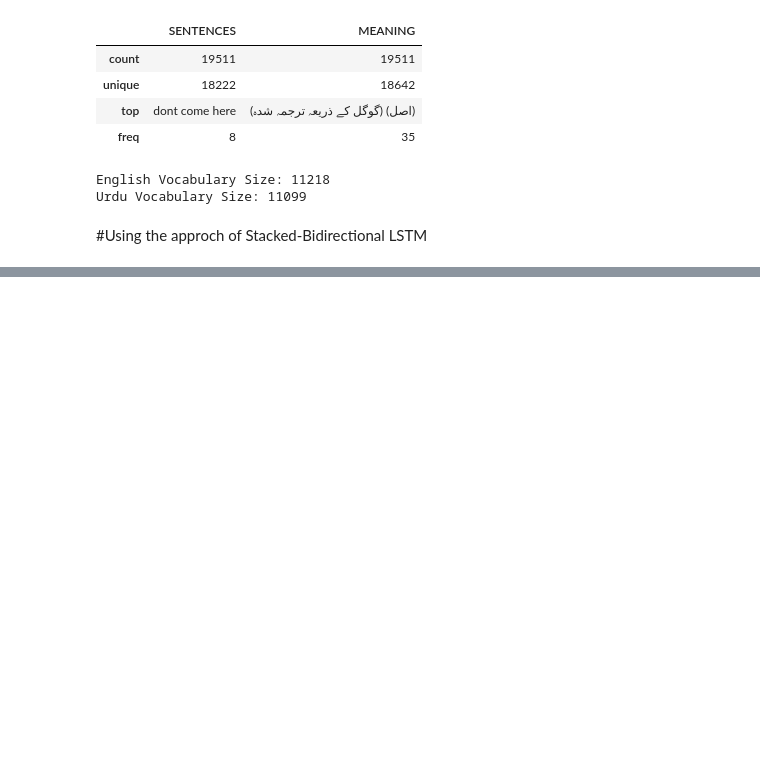
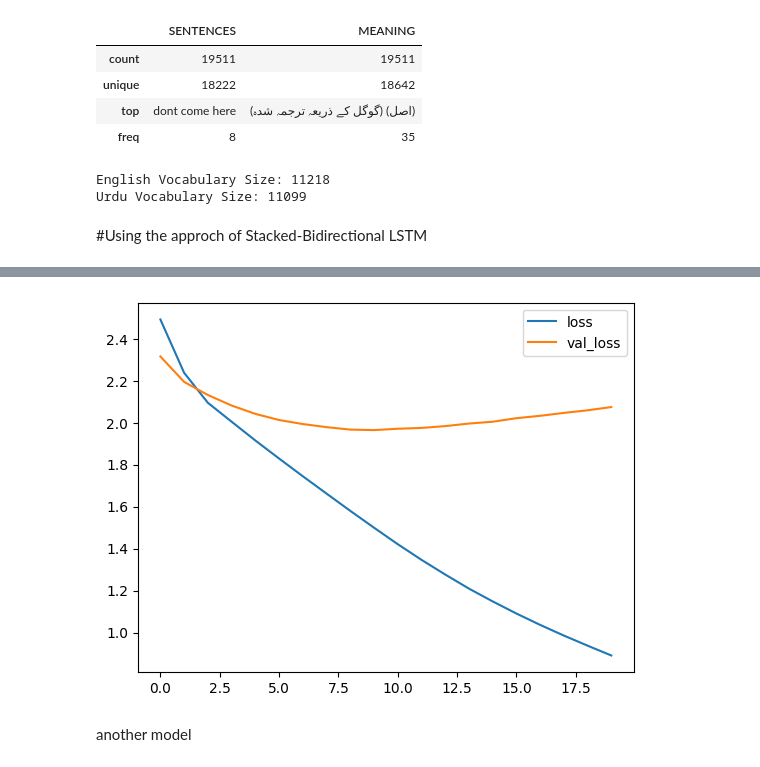
Before and after one commit to SheikhMudassarHanif/NLP, a Jupyter notebook: LanguageTranslationRNN&LSTM.ipynb, the cells around one changed output, grey strips where cells are left out. Saved outputs shown, nothing was run; the diff lists cells and outputs as text; code cells hidden in the pictures; blank space fills up the shorter version.

```diff
--- a/LanguageTranslationRNN&LSTM.ipynb
+++ b/LanguageTranslationRNN&LSTM.ipynb
@@ -232,0 +261,25 @@ y_val shape: (1952, 30)
+# %%
+from tensorflow.keras.models import Sequential
+from tensorflow.keras.layers import Embedding, LSTM, Dense, Bidirectional,Dropout
+from tensorflow.keras.optimizers import Adam
+from tensorflow.keras.callbacks import EarlyStopping
+from tensorflow.keras.preprocessing.sequence import pad_sequences
+max_input_length = 31  # or 30 based on your target
+X_train_padded = pad_sequences(X_train, maxlen=max_input_length, padding='post')
+X_val_padded = pad_sequences(X_val, maxlen=max_input_length, padding='post')
+y_train_padded = pad_sequences(y_train, maxlen=max_input_length, padding='post')
+y_val_padded = pad_sequences(y_val, maxlen=max_input_length, padding='post')
+model2=tf.keras.Sequential([
+    tf.keras.layers.Embedding(input_dim=eng_vocab_size,output_dim=256,input_length=30),
+    # tf.keras.layers.Bidirectional(tf.keras.layers.LSTM(256, return_sequences=True)),
+    tf.keras.layers.Dense(256,activation='relu'),
+    tf.keras.layers.Bidirectional(tf.keras.layers.LSTM(256,return_sequences=True)),
+    tf.keras.layers.Bidirectional(tf.keras.layers.LSTM(256,return_sequences=True)),
+    tf.keras.layers.Bidirectional(tf.keras.layers.LSTM(256, kernel_regularizer=tf.keras.regularizers.l2(0.01), return_sequences=True)),
+    tf.keras.layers.TimeDistributed(Dense(urd_vocab_size,activation='softmax')) # Added TimeDistributed layer
+
+])
+# callbacks=[tf.keras.callbacks.EarlyStopping(monitor='val_loss',patience=3)]
+model2.compile(optimizer=Adam(learning_rate=0.0005),loss='sparse_categorical_crossentropy',metrics=['accuracy'])
+model2.summary()
+history2 = model2.fit(X_train_padded, y_train_padded, epochs=35, batch_size=32, validation_data=(X_val_padded, y_val_padded))
@@ -232,0 +325,10 @@ y_val shape: (1952, 30)
+# %%
+plt.plot(history2.history['loss'],label='loss')
+plt.plot(history2.history['val_loss'],label='val_loss')
+plt.legend()
+plt.show()
+#
+# %% [output]
+[figure, added]
+# %% [markdown]
+another model
```
Also changed, not shown: parts of 9 cells of this notebook.
